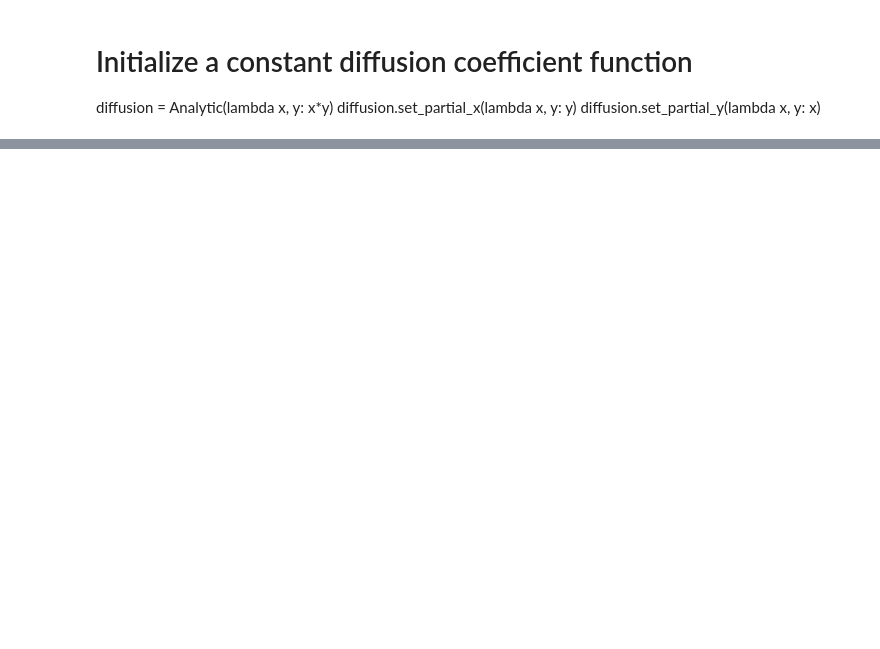
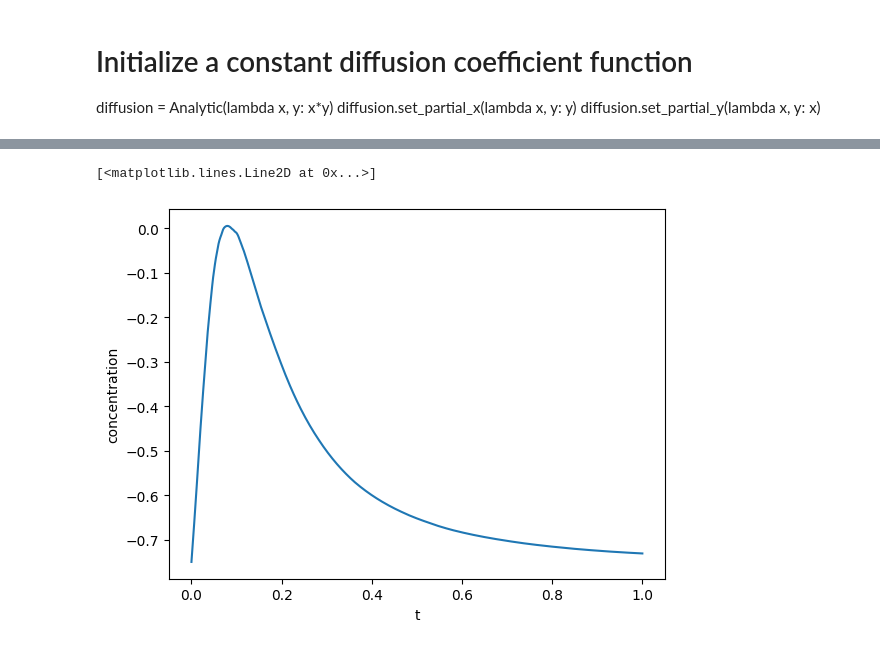
Before and after one commit to fongkenrui/A409_SeleniumDispersion, a Jupyter notebook: FW_test.ipynb, the cells around one changed output, grey strips where cells are left out. Cells and saved outputs as stored; diff of their text form; code cells hidden in the pictures; blank space fills up the shorter version.

```diff
--- a/FW_test.ipynb
+++ b/FW_test.ipynb
@@ -74,0 +90,5 @@ TypeError: 'int' object is not subscriptable
+# %%
+diff.median(dim=('x','y')).plot()
+# %% [output]
+[<matplotlib.lines.Line2D at 0x...>]
+[figure, added]
```
Also changed, not shown: parts of 11 cells of this notebook, 6 other files.
